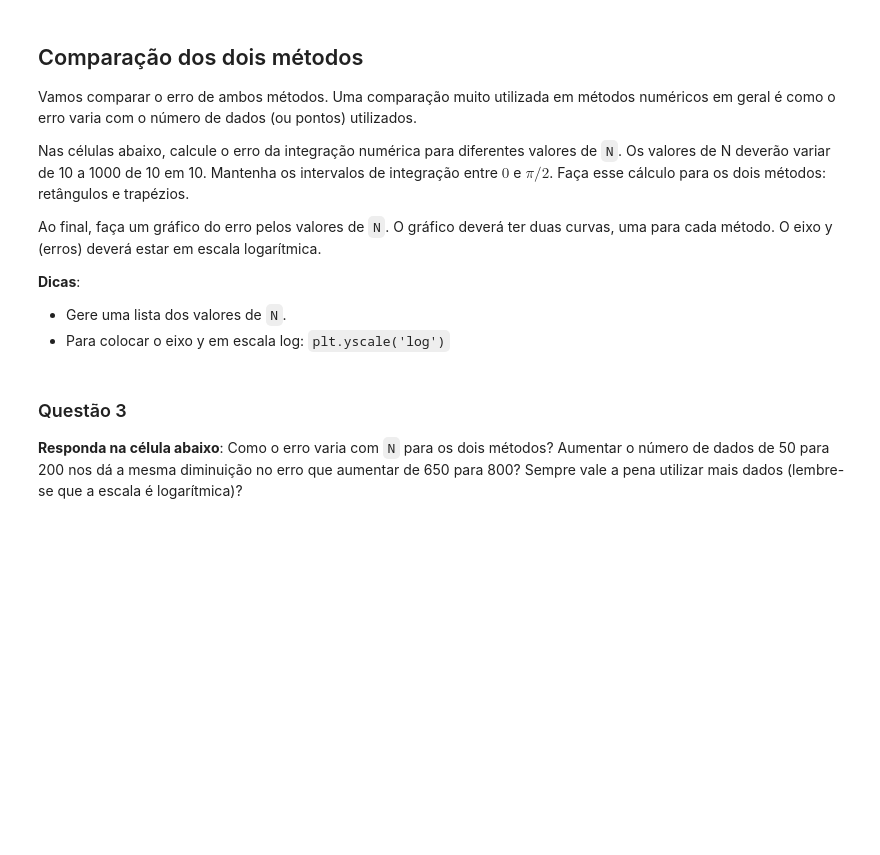
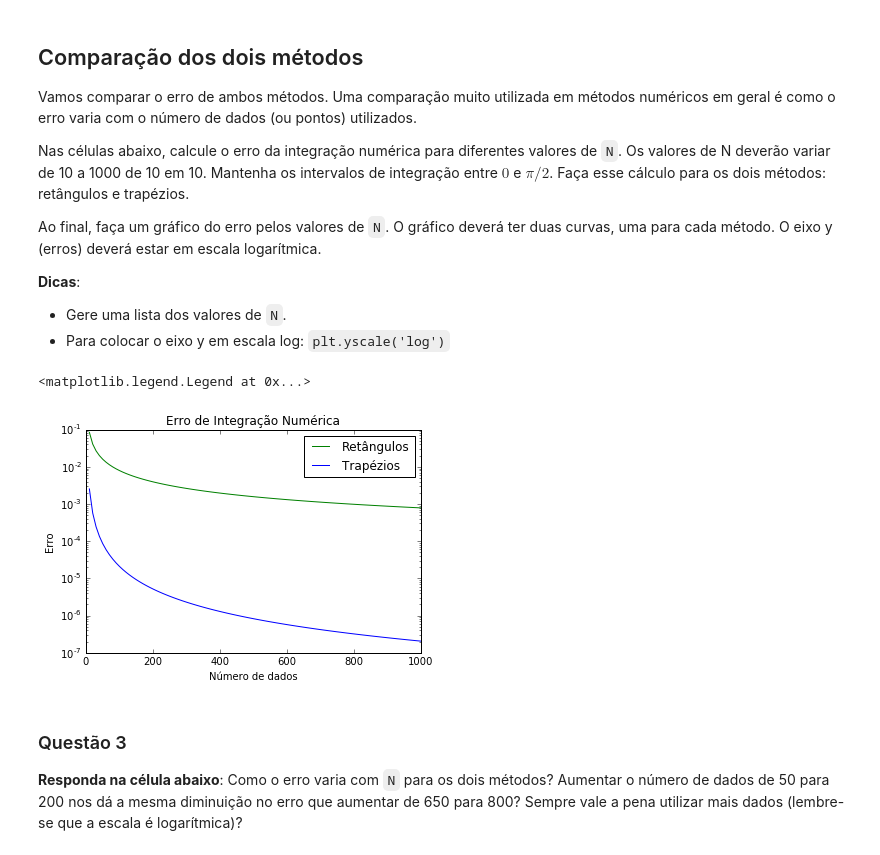
Before and after one commit to mat-esp-2016/integracao-numerica-oceano_saq, a Jupyter notebook: tarefa-integracao.ipynb, the cells around one changed output. Drawn from its saved outputs; the diff is of its cells as text; code cells hidden in the pictures; blank space fills up the shorter version.

```diff
--- a/tarefa-integracao.ipynb
+++ b/tarefa-integracao.ipynb
@@ -205,6 +205,50 @@ Ao final, faça um gráfico do erro pelos valores de `N`. O gráfico deverá ter
 
 * Gere uma lista dos valores de `N`.
 * Para colocar o eixo y em escala log: `plt.yscale('log')`
+# %%
+fim = math.pi/2
+inicio = 0
+espaco = []
+erro_lista_ret = []
+erro_lista_trap = []
+#Usamos para gerar intervalos de espaçamento entre os dados.
+for n in range (10,1010,10):
+    intervalo = (fim - inicio)/(n-1)
+    espaco.append(n)
+
+    dados_4 = []
+    tempos_4 = []
+    for i in range (n): #Gerando os dados.
+        data = inicio + intervalo * i
+        tempos_4.append(data) #Dados de tempo.
+        dados_4.append (math.cos(data)) #Dados cosseno.
+
+    soma_4 = 0
+    for r in range (0,n-1,1): #Regra dos retângulos.
+        soma_4 = soma_4 + intervalo*dados_4[r]
+        erro_4 = 1 - soma_4
+        absoluto_retangulo = abs(erro_4)
+    erro_lista_ret.append(absoluto_retangulo)
+
+    soma_5 = 0
+    for t in range (0,n-1,1): #regra dos trapézios.
+        trapezios = intervalo * (dados_4[t]+dados_4[t+1])/2
+        soma_5 = soma_5 + trapezios
+        erro_trapezio = 1 - soma_5
+        absoluto_trapezio = abs(erro_trapezio)
+    erro_lista_trap.append(absoluto_trapezio)
+# %%
+plt.figure()
+plt.yscale('log')
+plt.xlabel("Número de dados")
+plt.ylabel('Erro')
+plt.title('Erro de Integração Numérica')
+plt.plot (espaco, erro_lista_ret,'-g', label = "Retângulos")
+plt.plot (espaco, erro_lista_trap,'-b', label = "Trapézios")
+plt.legend(loc = 'upper right')
+# %% [output]
+<matplotlib.legend.Legend at 0x...>
+[figure, added]
 # %% [markdown]
 ### Questão 3
 **Responda na célula abaixo**: Como o erro varia com `N` para os dois métodos? Aumentar o número de dados de 50 para 200 nos dá a mesma diminuição no erro que aumentar de 650 para 800? Sempre vale a pena utilizar mais dados (lembre-se que a escala é logarítmica)?
```
